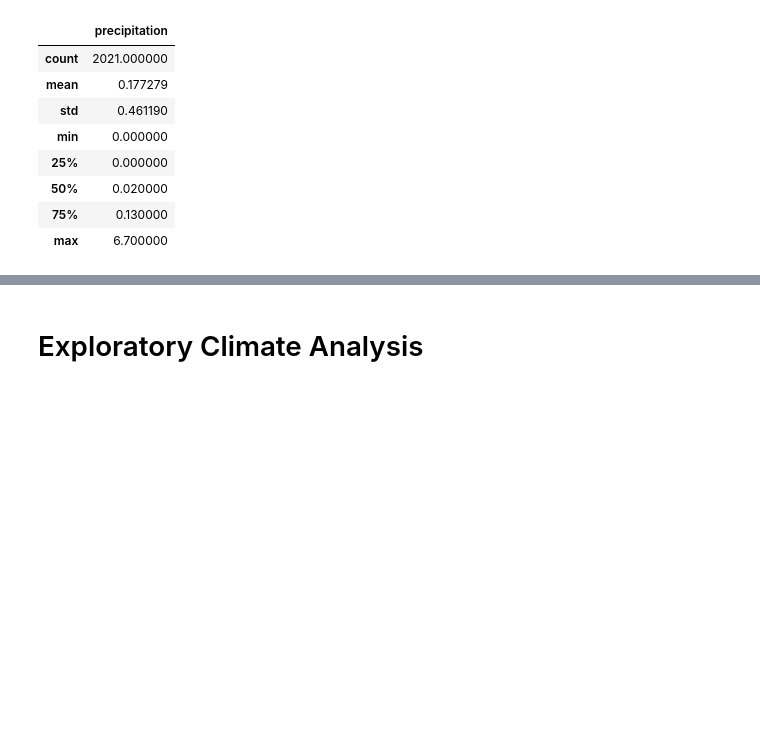
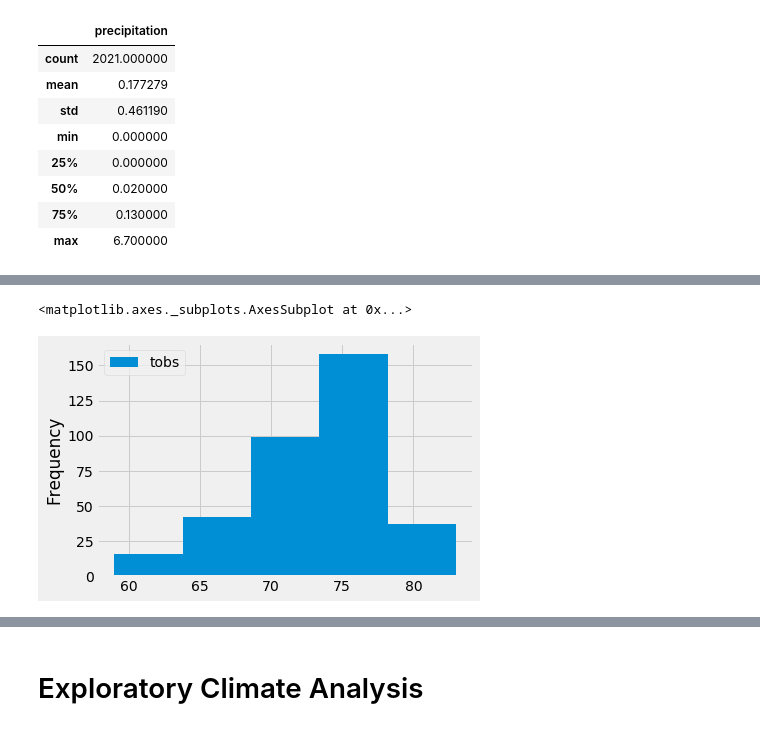
Before and after one commit to SoonaBritney/surfs_up, a Jupyter notebook: climate_analysis.ipynb, the cells around one changed output, grey strips where cells are left out. Cells and saved outputs as stored; diff of their text form; code cells hidden in the pictures; blank space fills up the shorter version.

```diff
--- a/climate_analysis.ipynb
+++ b/climate_analysis.ipynb
@@ -161,0 +265,5 @@ df.describe()
+# %%
+df.plot.hist(bins=5)
+# %% [output]
+<matplotlib.axes._subplots.AxesSubplot at 0x...>
+[figure, added]
```
Also changed, not shown: parts of 20 cells of this notebook, 1 other file.
